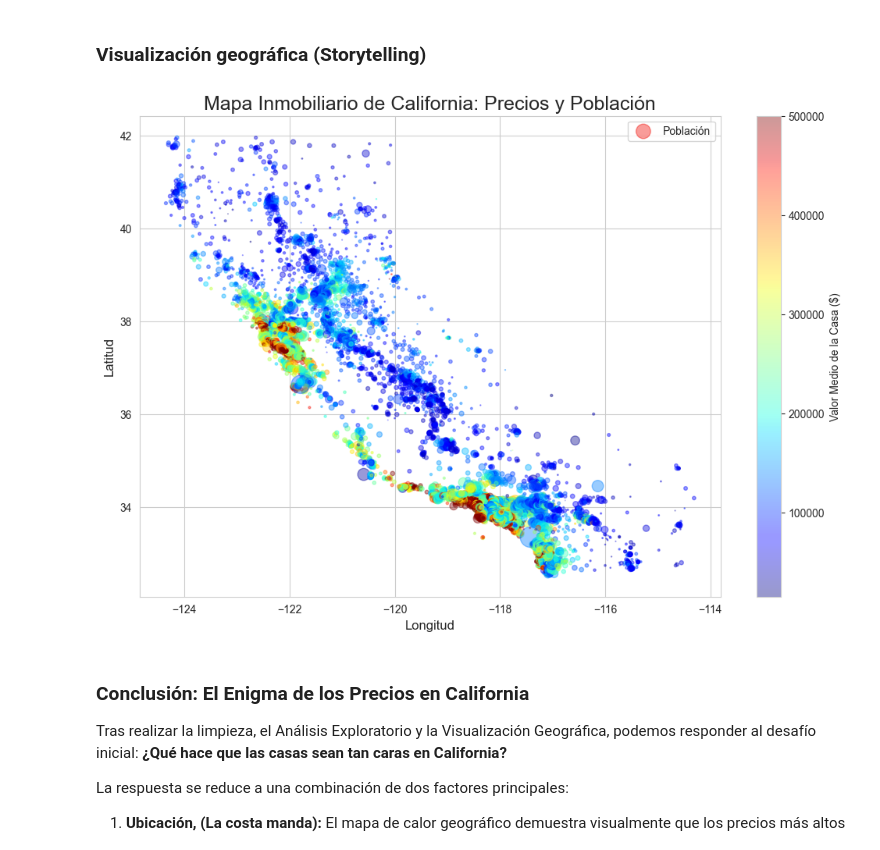
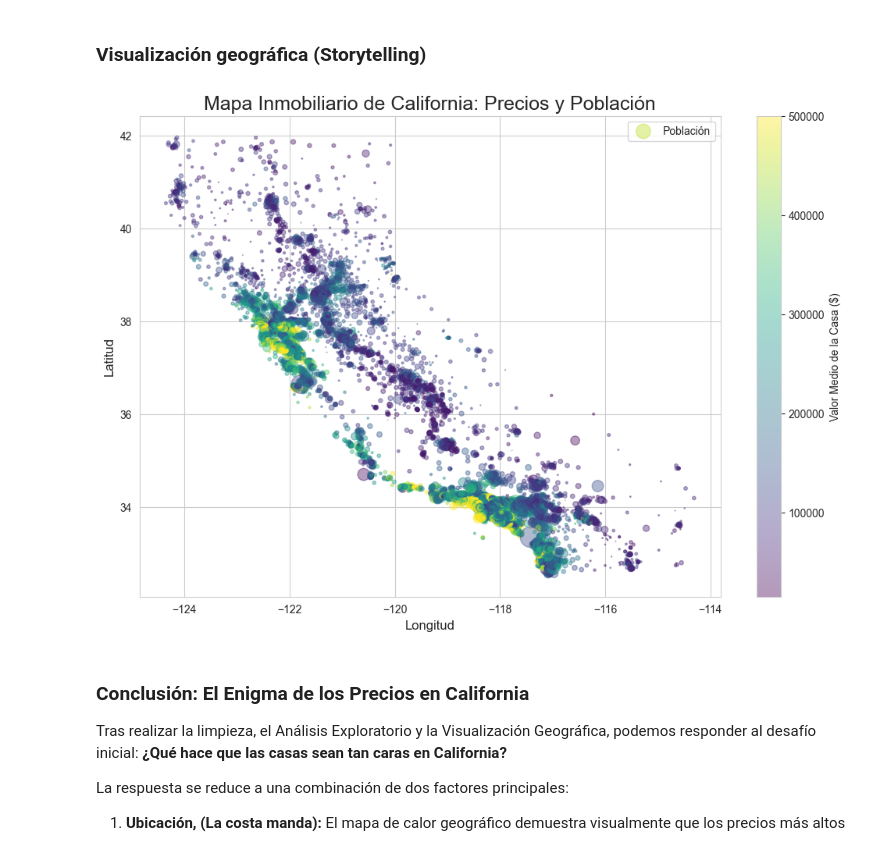
Before and after one commit to NicolasFleitas/the-hatch-01-california-housing, a Jupyter notebook: analisis_mercado_inmobiliario_california.ipynb, the cells around one changed output. Saved outputs shown, nothing was run; the diff lists cells and outputs as text; code cells hidden in the pictures.

```diff
--- a/notebook.ipynb
+++ b/analisis_mercado_inmobiliario_california.ipynb
@@ -211,34 +211,34 @@ Tras analizar el Mapa de Calor (Heatmap) y el Pairplot, extraemos los siguientes
 # %%
 # Configuración de lienzo para que sea grande y claro
 from matplotlib.font_manager import font_scalings
 plt.figure(figsize=(12,8))
 
 # Creamos el gráfico de dispersión (scatter plot)
 # x = longitud, y = latitud dibujarán la forma de la costa oeste
 
 scatter = plt.scatter(
     x=df_california['longitude'],
     y=df_california['latitude'],
     alpha=0.4,                              # alpha da transparencia para ver donde hay mucha densidad
     s=df_california['population'] / 100,    # size: el tamaño depende de la población (se divide por 100 para que los circulos no sean gigantes)
     label='Población',
     c=df_california['median_house_value'],  # color: depende del precio de la casa
-    cmap='jet'                              # mapa de colores (azul=barato, rojo=caro)
+    cmap='viridis'                              # mapa de colores (azul=barato, rojo=caro)
 )
 
 # Añadimos la barra de colores a la derecha para saber qué significa cada color
 plt.colorbar(scatter, label='Valor Medio de la Casa ($)')
 
 # Etiquetas y título
 plt.title('Mapa Inmobiliario de California: Precios y Población', fontsize=18)
 plt.xlabel('Longitud', fontsize=12)
 plt.ylabel('Latitud', fontsize=12)
 plt.legend()
 
 # Mostrar el gráfico
 plt.show()
 # %% [output]
-[figure, old version]
+[figure, new version]
 # %% [markdown]
 ### Conclusión: El Enigma de los Precios en California
 
```
Also changed, not shown: parts of 1 cell of this notebook.
